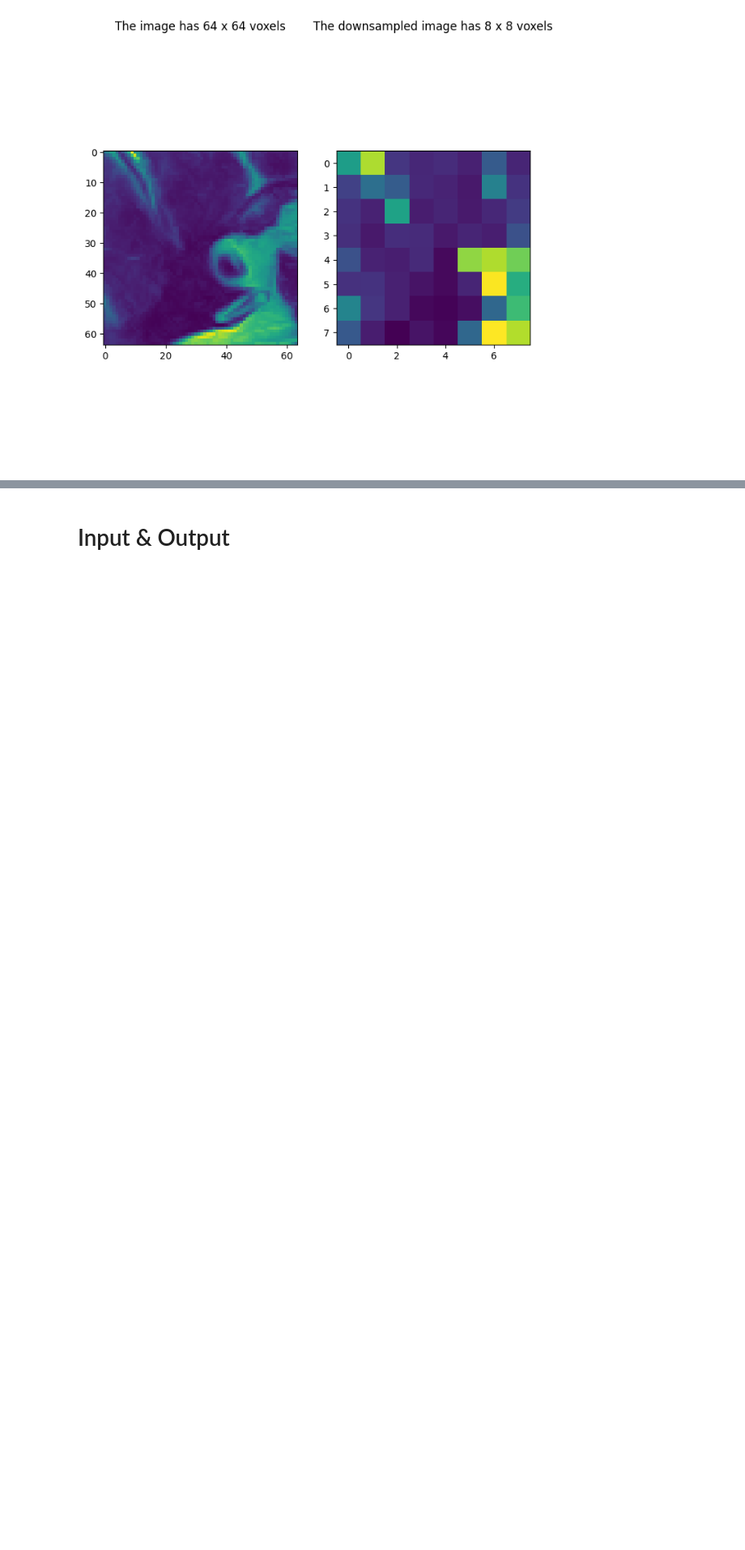
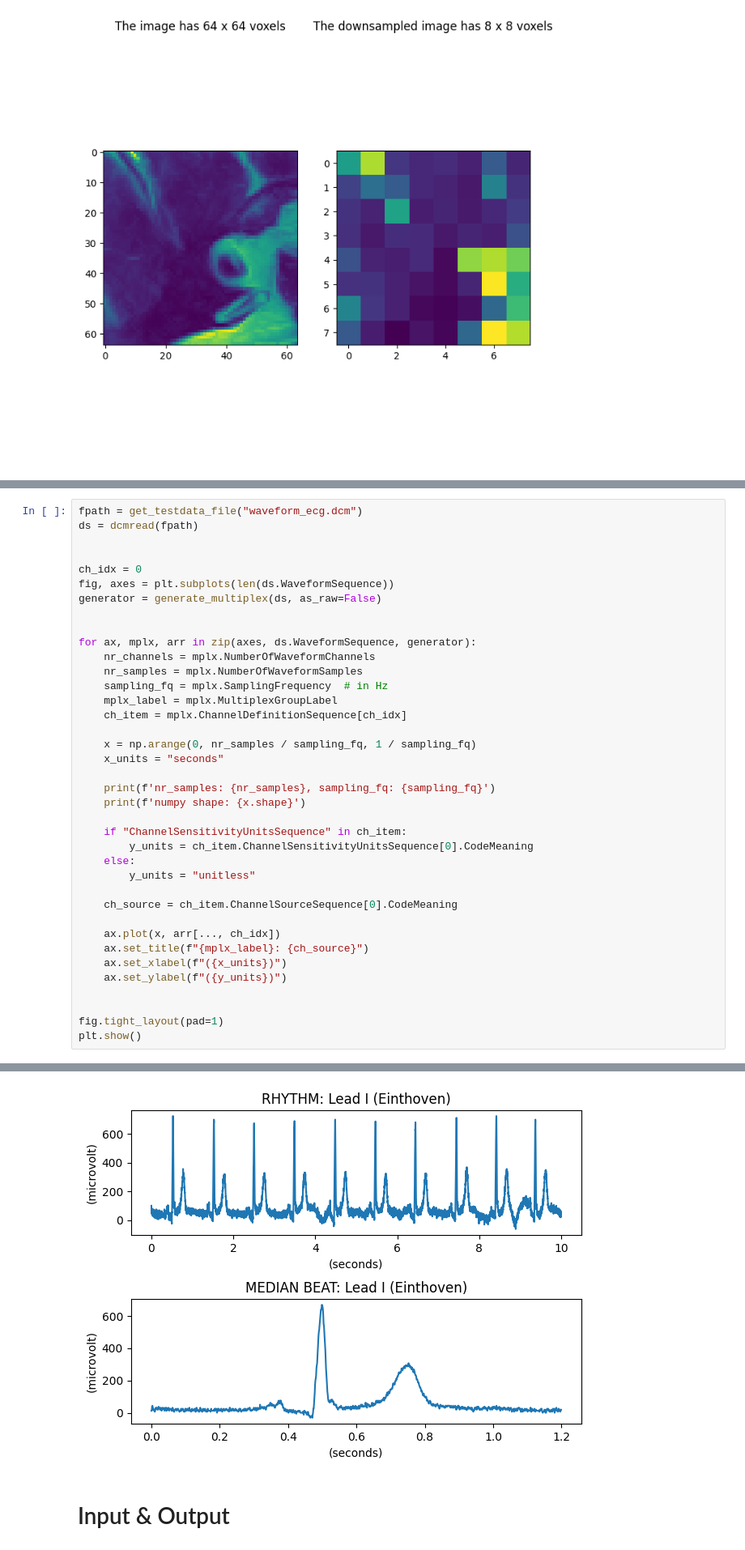
Before and after one commit to nospaceforcode/DICOM, a Jupyter notebook: Playground.ipynb, the cells around one changed output, grey strips where cells are left out. Shown at 81% size. Cells and saved outputs as stored; diff of their text form; blank space fills up the shorter version.

Commit message:
add. decode & plot waveform

```diff
--- a/Playground.ipynb
+++ b/Playground.ipynb
@@ -209,0 +214,39 @@ plt.show()
+# %%
+fpath = get_testdata_file("waveform_ecg.dcm")
+ds = dcmread(fpath)
+
+
+ch_idx = 0
+fig, axes = plt.subplots(len(ds.WaveformSequence))
+generator = generate_multiplex(ds, as_raw=False)
+
+
+for ax, mplx, arr in zip(axes, ds.WaveformSequence, generator):
+    nr_channels = mplx.NumberOfWaveformChannels
+    nr_samples = mplx.NumberOfWaveformSamples
+    sampling_fq = mplx.SamplingFrequency  # in Hz
+    mplx_label = mplx.MultiplexGroupLabel
+    ch_item = mplx.ChannelDefinitionSequence[ch_idx]
+
+    x = np.arange(0, nr_samples / sampling_fq, 1 / sampling_fq)
+    x_units = "seconds"
+
+    print(f'nr_samples: {nr_samples}, sampling_fq: {sampling_fq}')
+    print(f'numpy shape: {x.shape}')
+
+    if "ChannelSensitivityUnitsSequence" in ch_item:
+        y_units = ch_item.ChannelSensitivityUnitsSequence[0].CodeMeaning
+    else:
+        y_units = "unitless"
+
+    ch_source = ch_item.ChannelSourceSequence[0].CodeMeaning
+
+    ax.plot(x, arr[..., ch_idx])
+    ax.set_title(f"{mplx_label}: {ch_source}")
+    ax.set_xlabel(f"({x_units})")
+    ax.set_ylabel(f"({y_units})")
+
+
+fig.tight_layout(pad=1)
+plt.show()
+# %% [output]
@@ -210,3 +257,4 @@ plt.show()
+[figure, added]
 # %% [markdown]
 # Input & Output
 # %% [markdown]
```
Also changed, not shown: parts of 3 cells of this notebook.
